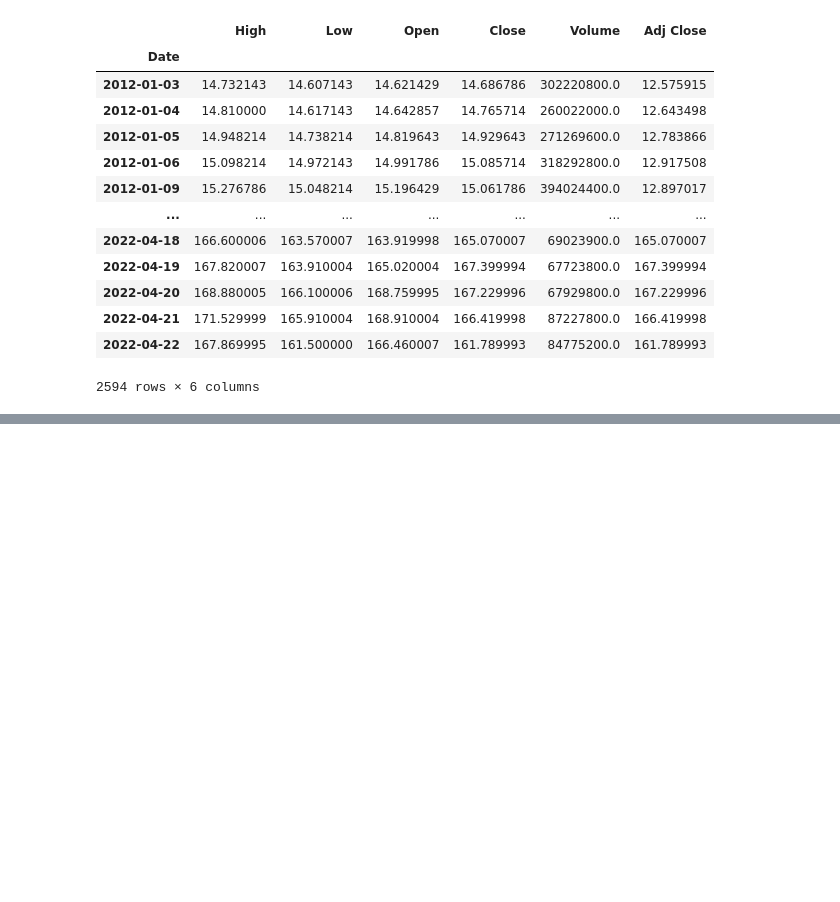
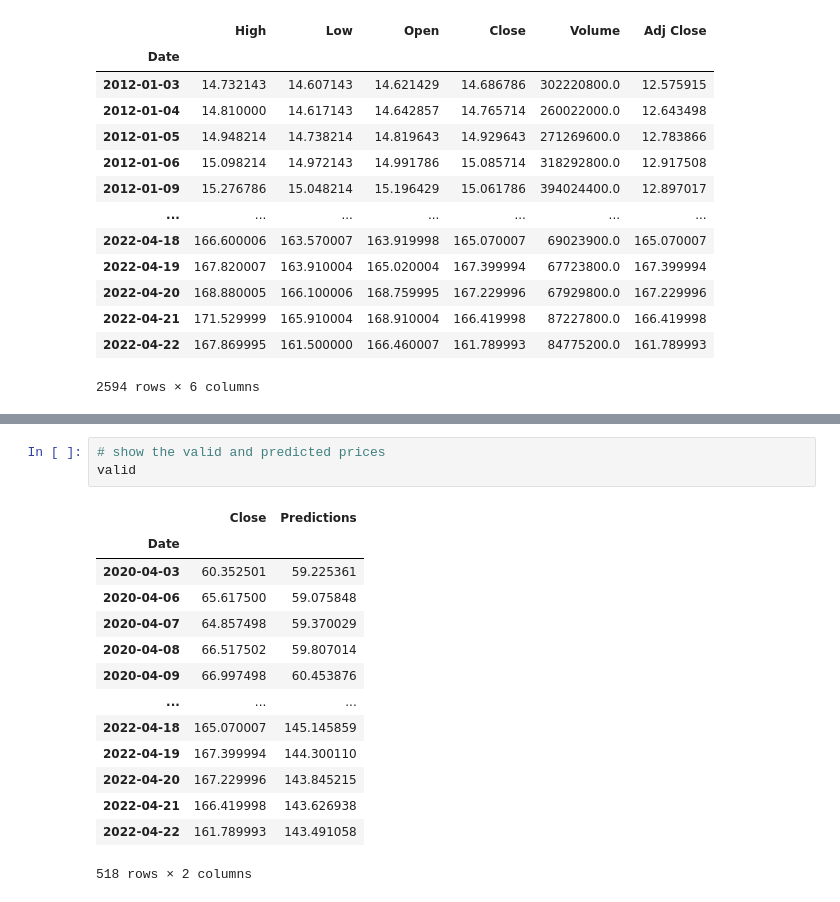
Before and after one commit to PJ-J/machine-learning, a Jupyter notebook: stock_pred_lstm.ipynb, the cells around one changed output, grey strips where cells are left out. Saved outputs shown, nothing was run; the diff lists cells and outputs as text; blank space fills up the shorter version.

```diff
--- a/stock_pred_lstm.ipynb
+++ b/stock_pred_lstm.ipynb
@@ -49,0 +192,18 @@ df
+# %%
+# show the valid and predicted prices
+valid
+# %% [output]
+|  | Close | Predictions |
+| Date |  |  |
+| 2020-04-03 | 60.352501 | 59.225361 |
+| 2020-04-06 | 65.617500 | 59.075848 |
+| 2020-04-07 | 64.857498 | 59.370029 |
+| 2020-04-08 | 66.517502 | 59.807014 |
+| 2020-04-09 | 66.997498 | 60.453876 |
+| ... | ... | ... |
+| 2022-04-18 | 165.070007 | 145.145859 |
+| 2022-04-19 | 167.399994 | 144.300110 |
+| 2022-04-20 | 167.229996 | 143.845215 |
+| 2022-04-21 | 166.419998 | 143.626938 |
+| 2022-04-22 | 161.789993 | 143.491058 |
+518 rows × 2 columns
```
Also changed, not shown: parts of 18 cells of this notebook.
